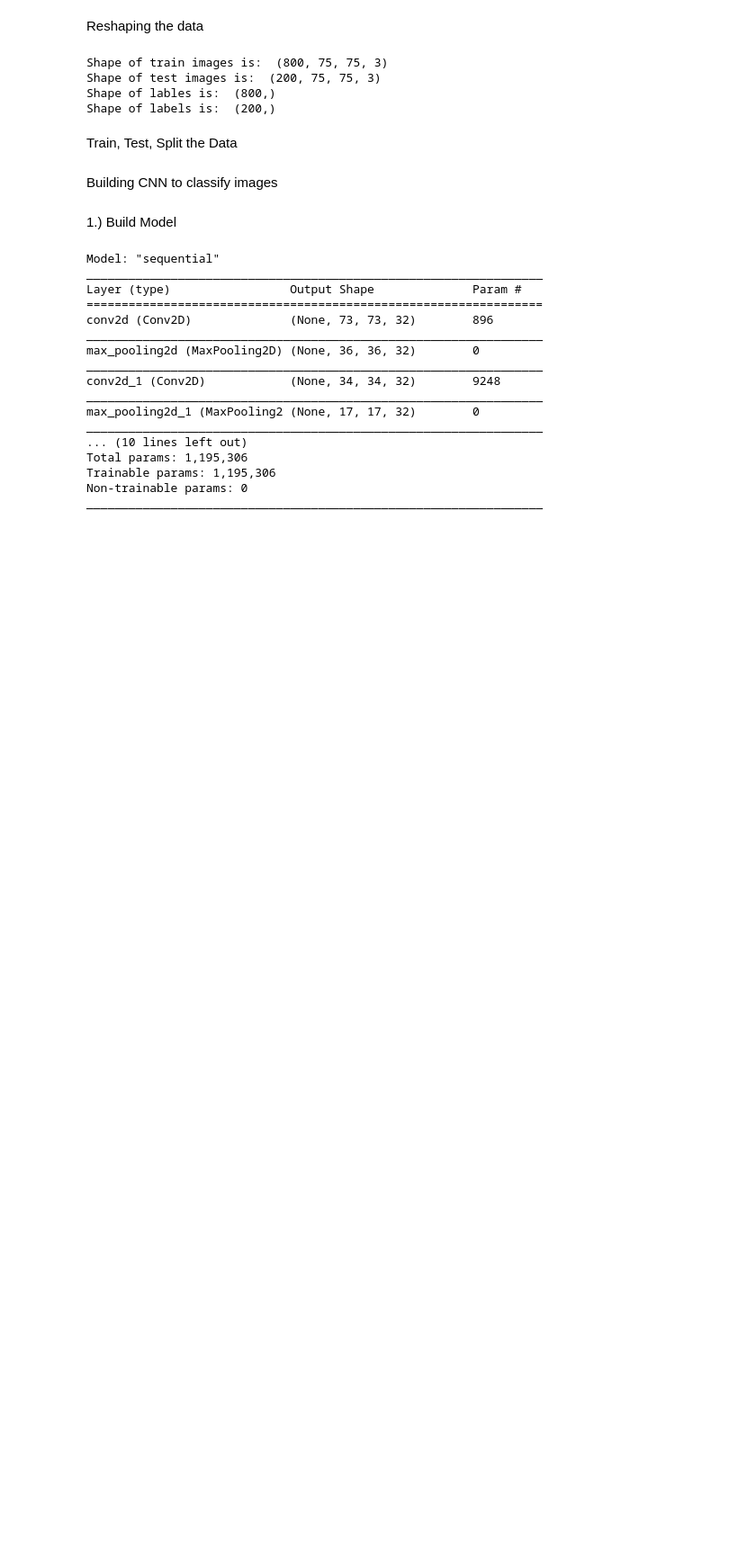
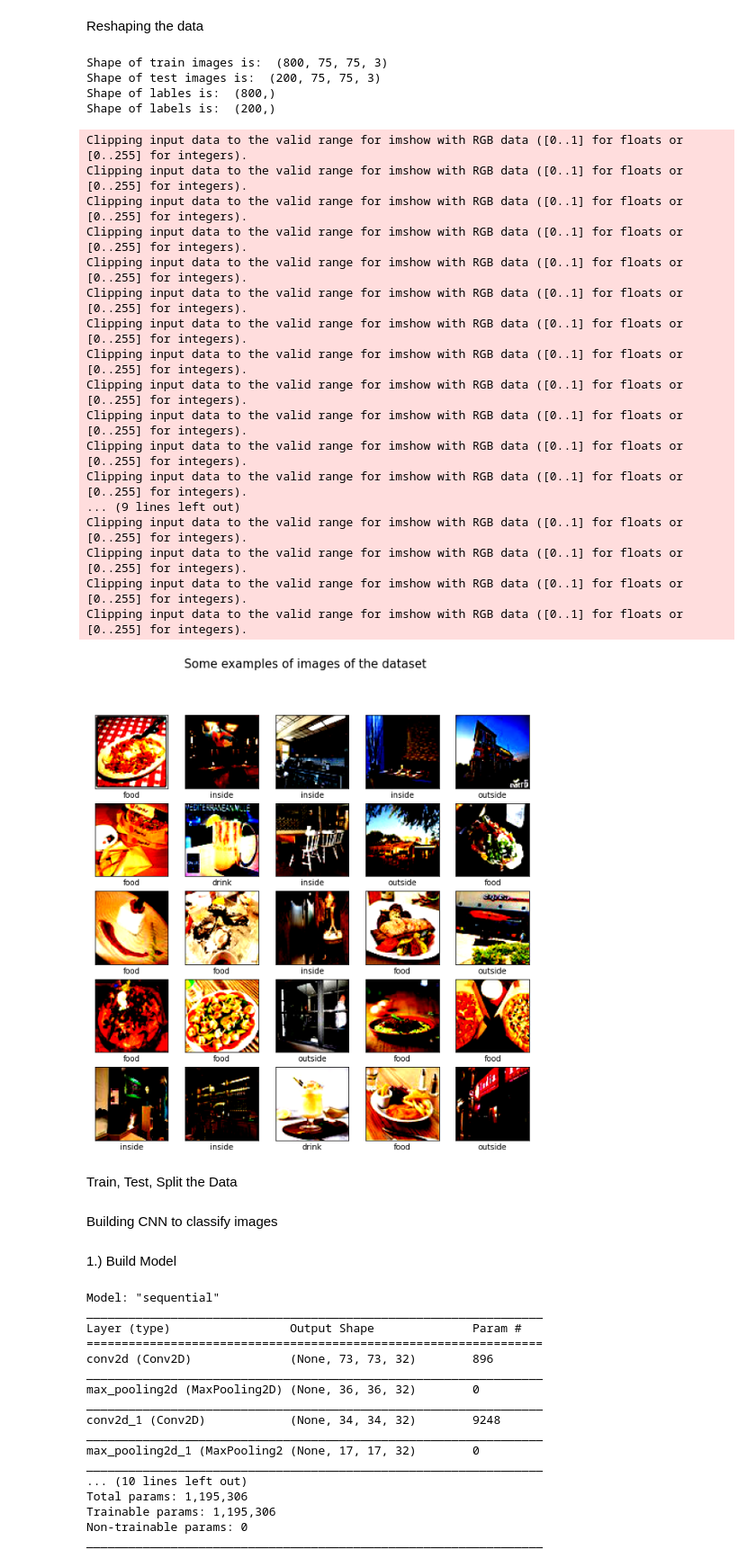
Before and after one commit to sathwikkes/Yelp-Image-Classification, a Jupyter notebook: data_wrangling.ipynb, the cells around one changed output. Shown at 90% size. Saved outputs shown, nothing was run; the diff lists cells and outputs as text; code cells hidden in the pictures; blank space fills up the shorter version.

```diff
--- a/data_wrangling.ipynb
+++ b/data_wrangling.ipynb
@@ -240,7 +240,7 @@ cv2_imshow(x)
 # %% [output]
 [figure]
 # %%
-classes = ['food', 'inside', 'outside', 'drink', 'menu']
+classes = ['drink', 'food', 'inside', 'menu', 'outside']
 num_classes = len(classes)
 classes_with_numbers = {0: 'drink',
                       1: 'food',
@@ -356,15 +355,0 @@ Normalizing the data
-# %%
-X_train_["image"] = X_train_['image'].astype("int32")
-X_test_["image"] = X_test_['image'].astype('int32')
-
-X_train = np.array(X_train_['image'].tolist())
-X_test = np.array(X_test_['image'].tolist())
-
-X_train_mean = np.mean(X_train)
-X_train_std = np.std(X_train)
-
-X_test_mean = np.mean(X_test)
-X_test_std = np.std(X_test)
-
-X_train = (X_train - X_train_mean)/X_train_std
-X_test = (X_test - X_est_mean) / X_test_std
@@ -430,6 +371,43 @@ Shape of labels is:  (200,)
 # %%
 X_train = X_train.astype('float32')
 X_test = X_test.astype('float32')
+# %%
+def display_image(categories, images, labels):
+  """
+  branching of the rand_pic function
+  displays 25 images with their labels
+  """
+  fig = plt.figure(figsize=(10,10))
+  fig.suptitle("Some examples of images of the dataset", fontsize =15)
+  for i in range(25):
+    plt.subplot(5, 5, i+1)
+    plt.xticks([])
+    plt.yticks([])
+    plt.grid(False)
+    plt.imshow(images[i], cmap=plt.cm.binary)
+    plt.xlabel(categories[labels[i]])
+  plt.imshow()
+# %%
+display_image(classes, X_train, y_train)
+# %% [output]
+Clipping input data to the valid range for imshow with RGB data ([0..1] for floats or [0..255] for integers).
+Clipping input data to the valid range for imshow with RGB data ([0..1] for floats or [0..255] for integers).
+Clipping input data to the valid range for imshow with RGB data ([0..1] for floats or [0..255] for integers).
+Clipping input data to the valid range for imshow with RGB data ([0..1] for floats or [0..255] for integers).
+Clipping input data to the valid range for imshow with RGB data ([0..1] for floats or [0..255] for integers).
+Clipping input data to the valid range for imshow with RGB data ([0..1] for floats or [0..255] for integers).
+Clipping input data to the valid range for imshow with RGB data ([0..1] for floats or [0..255] for integers).
+Clipping input data to the valid range for imshow with RGB data ([0..1] for floats or [0..255] for integers).
+Clipping input data to the valid range for imshow with RGB data ([0..1] for floats or [0..255] for integers).
+Clipping input data to the valid range for imshow with RGB data ([0..1] for floats or [0..255] for integers).
+Clipping input data to the valid range for imshow with RGB data ([0..1] for floats or [0..255] for integers).
+Clipping input data to the valid range for imshow with RGB data ([0..1] for floats or [0..255] for integers).
+... (9 lines left out)
+Clipping input data to the valid range for imshow with RGB data ([0..1] for floats or [0..255] for integers).
+Clipping input data to the valid range for imshow with RGB data ([0..1] for floats or [0..255] for integers).
+Clipping input data to the valid range for imshow with RGB data ([0..1] for floats or [0..255] for integers).
+Clipping input data to the valid range for imshow with RGB data ([0..1] for floats or [0..255] for integers).
+[figure, added]
 # %%
 import tensorflow as tf
 from tensorflow.keras import layers
```
Also changed, not shown: parts of 29 cells of this notebook.
